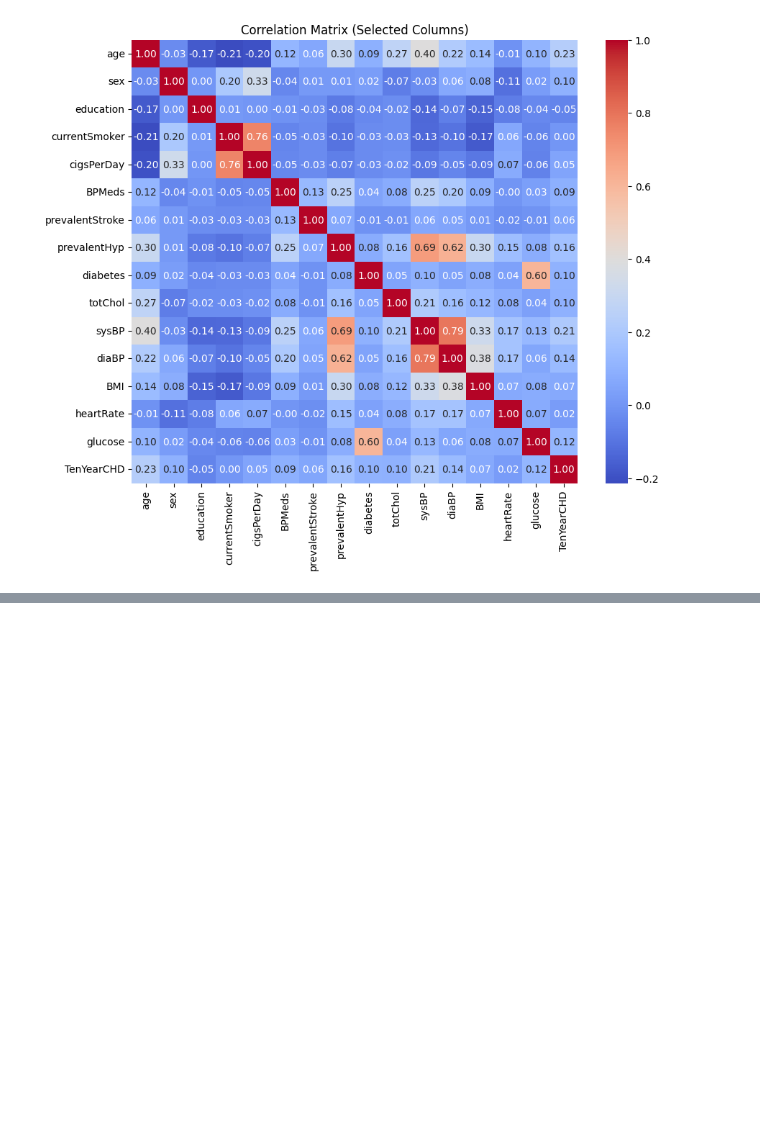
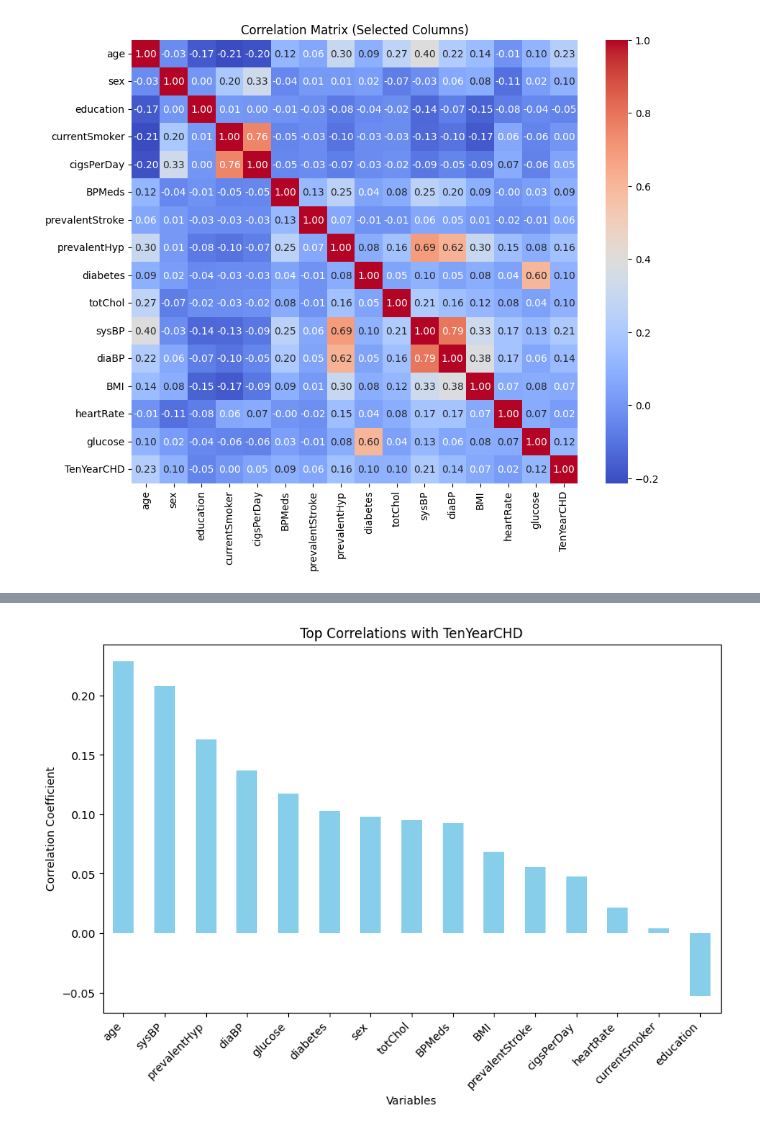
Before and after one commit to Kianjputnam/project_chd, a Jupyter notebook: Visuals_chd_train.ipynb, the cells around one changed output, grey strips where cells are left out. Cells and saved outputs as stored; diff of their text form; code cells hidden in the pictures; blank space fills up the shorter version.

```diff
--- a/Visuals_chd_train.ipynb
+++ b/Visuals_chd_train.ipynb
@@ -66,0 +76,12 @@ plt.show()
+# %%
+top_correlations = correlation_matrix_selected['TenYearCHD'].sort_values(ascending=False).drop('TenYearCHD')
+
+plt.figure(figsize=(10, 6))
+top_correlations.plot(kind='bar', color='skyblue')
+plt.title('Top Correlations with TenYearCHD')
+plt.xlabel('Variables')
+plt.ylabel('Correlation Coefficient')
+plt.xticks(rotation=45, ha='right')
+plt.show()
+# %% [output]
+[figure, added]
```
Also changed, not shown: parts of 8 cells of this notebook.
